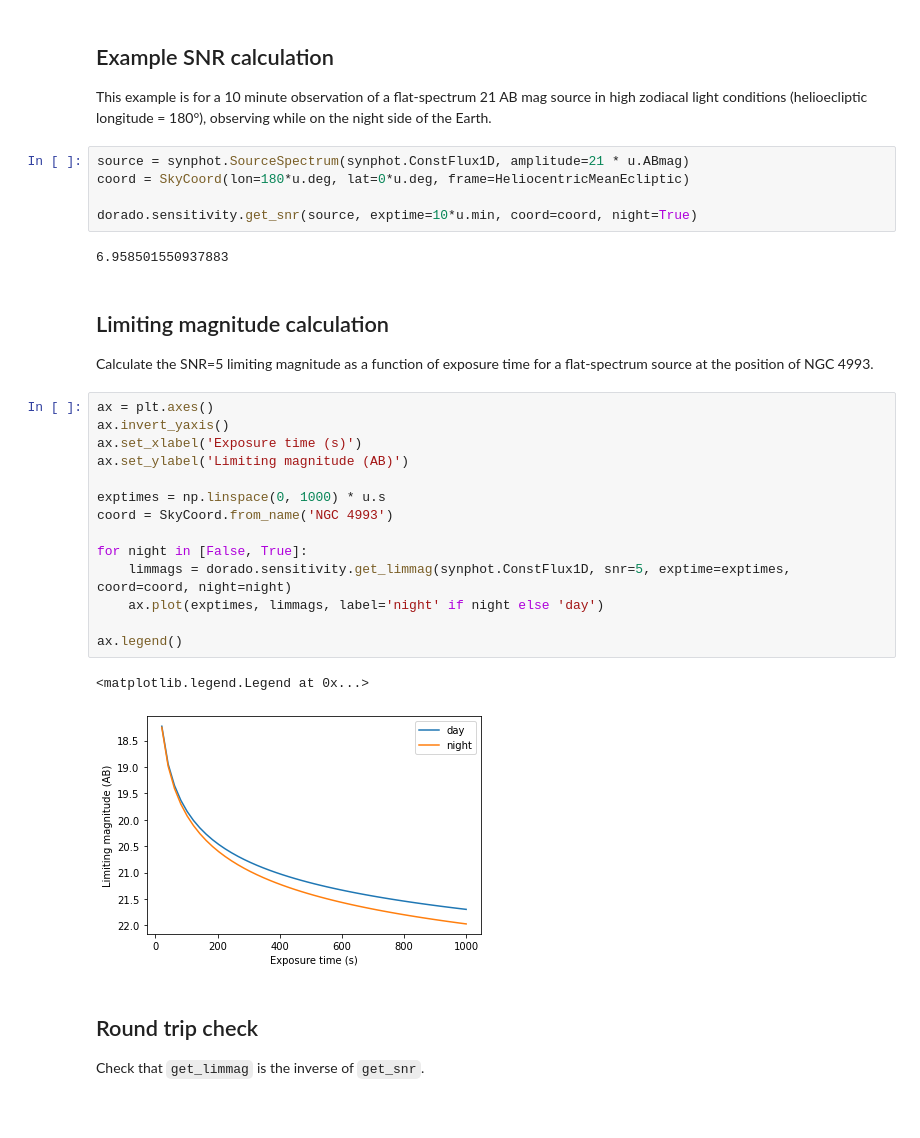
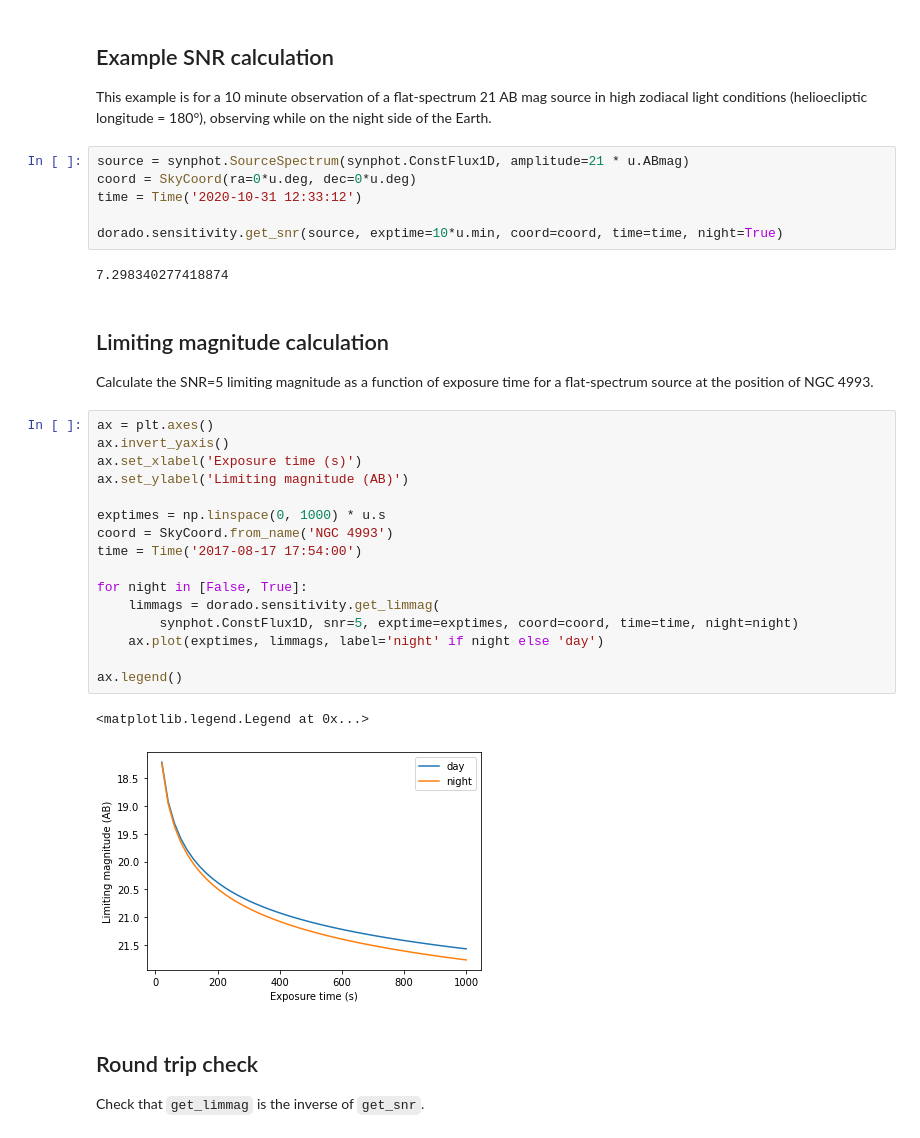
Before and after one commit to nasa/dorado-sensitivity, a Jupyter notebook: example.ipynb, the cells around one changed output. Drawn from its saved outputs; the diff is of its cells as text.

```diff
--- a/example.ipynb
+++ b/example.ipynb
@@ -24,11 +25,12 @@ dorado.sensitivity.bandpasses.D1.plot(ylog=True, title='D1 sensitivity')
 This example is for a 10 minute observation of a flat-spectrum 21 AB mag source in high zodiacal light conditions (helioecliptic longitude = 180°), observing while on the night side of the Earth.
 # %%
 source = synphot.SourceSpectrum(synphot.ConstFlux1D, amplitude=21 * u.ABmag)
-coord = SkyCoord(lon=180*u.deg, lat=0*u.deg, frame=HeliocentricMeanEcliptic)
+coord = SkyCoord(ra=0*u.deg, dec=0*u.deg)
+time = Time('2020-10-31 12:33:12')
 
-dorado.sensitivity.get_snr(source, exptime=10*u.min, coord=coord, night=True)
+dorado.sensitivity.get_snr(source, exptime=10*u.min, coord=coord, time=time, night=True)
 # %% [output]
-6.958501550937883
+7.298340277418874
 # %% [markdown]
 ## Limiting magnitude calculation
 
@@ -36,20 +38,22 @@ Calculate the SNR=5 limiting magnitude as a function of exposure time for a flat
 # %%
 ax = plt.axes()
 ax.invert_yaxis()
 ax.set_xlabel('Exposure time (s)')
 ax.set_ylabel('Limiting magnitude (AB)')
 
 exptimes = np.linspace(0, 1000) * u.s
 coord = SkyCoord.from_name('NGC 4993')
+time = Time('2017-08-17 17:54:00')
 
 for night in [False, True]:
-    limmags = dorado.sensitivity.get_limmag(synphot.ConstFlux1D, snr=5, exptime=exptimes, coord=coord, night=night)
+    limmags = dorado.sensitivity.get_limmag(
+        synphot.ConstFlux1D, snr=5, exptime=exptimes, coord=coord, time=time, night=night)
     ax.plot(exptimes, limmags, label='night' if night else 'day')
 
 ax.legend()
 # %% [output]
 <matplotlib.legend.Legend at 0x...>
-[figure, old version]
+[figure, new version]
 # %% [markdown]
 ## Round trip check
 
```
Also changed, not shown: parts of 2 cells of this notebook, 3 other files.
